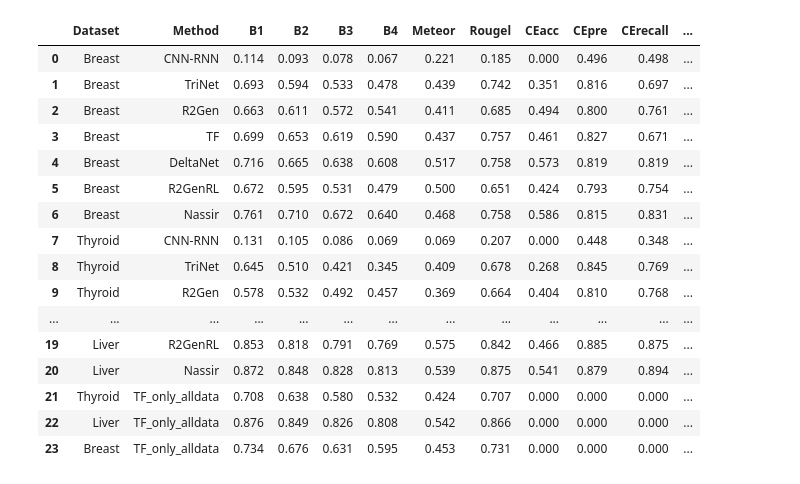
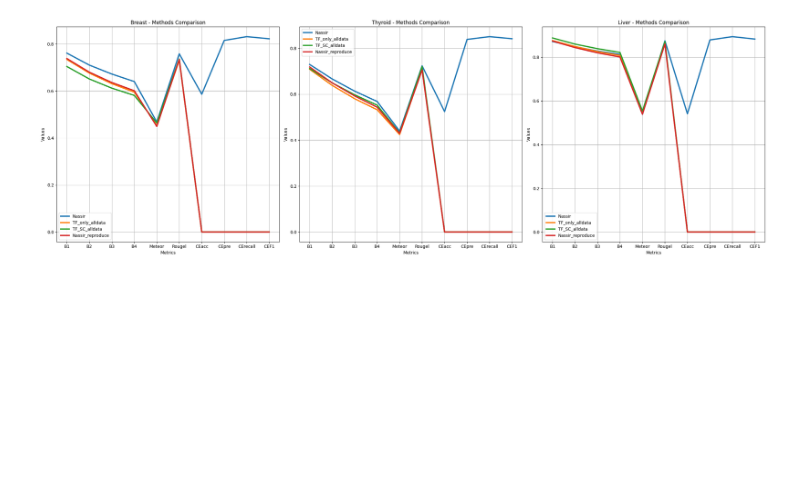
Before and after one commit to chenzhwsysu57/Ultrasound-Report-Generation, a Jupyter notebook: result_viewer.ipynb, the cells around one changed output. Saved outputs shown, nothing was run; the diff lists cells and outputs as text; code cells hidden in the pictures; blank space fills up the shorter version.

```diff
--- a/result_viewer.ipynb
+++ b/result_viewer.ipynb
@@ -4,26 +4,63 @@ import pandas as pd
 import matplotlib.pyplot as plt
 # %%
 df = pd.read_csv('origin_result.csv')
-# %%
-df
-# %% [output]
-|  | Dataset | Method | B1 | B2 | B3 | B4 | Meteor | Rougel | CEacc | CEpre | CErecall | ... |
-| 0 | Breast | CNN-RNN | 0.114 | 0.093 | 0.078 | 0.067 | 0.221 | 0.185 | 0.000 | 0.496 | 0.498 | ... |
-| 1 | Breast | TriNet | 0.693 | 0.594 | 0.533 | 0.478 | 0.439 | 0.742 | 0.351 | 0.816 | 0.697 | ... |
-| 2 | Breast | R2Gen | 0.663 | 0.611 | 0.572 | 0.541 | 0.411 | 0.685 | 0.494 | 0.800 | 0.761 | ... |
-| 3 | Breast | TF | 0.699 | 0.653 | 0.619 | 0.590 | 0.437 | 0.757 | 0.461 | 0.827 | 0.671 | ... |
-| 4 | Breast | DeltaNet | 0.716 | 0.665 | 0.638 | 0.608 | 0.517 | 0.758 | 0.573 | 0.819 | 0.819 | ... |
-| 5 | Breast | R2GenRL | 0.672 | 0.595 | 0.531 | 0.479 | 0.500 | 0.651 | 0.424 | 0.793 | 0.754 | ... |
-| 6 | Breast | Nassir | 0.761 | 0.710 | 0.672 | 0.640 | 0.468 | 0.758 | 0.586 | 0.815 | 0.831 | ... |
-| 7 | Thyroid | CNN-RNN | 0.131 | 0.105 | 0.086 | 0.069 | 0.069 | 0.207 | 0.000 | 0.448 | 0.348 | ... |
-| 8 | Thyroid | TriNet | 0.645 | 0.510 | 0.421 | 0.345 | 0.409 | 0.678 | 0.268 | 0.845 | 0.769 | ... |
-| 9 | Thyroid | R2Gen | 0.578 | 0.532 | 0.492 | 0.457 | 0.369 | 0.664 | 0.404 | 0.810 | 0.768 | ... |
-| ... | ... | ... | ... | ... | ... | ... | ... | ... | ... | ... | ... | ... |
-| 19 | Liver | R2GenRL | 0.853 | 0.818 | 0.791 | 0.769 | 0.575 | 0.842 | 0.466 | 0.885 | 0.875 | ... |
-| 20 | Liver | Nassir | 0.872 | 0.848 | 0.828 | 0.813 | 0.539 | 0.875 | 0.541 | 0.879 | 0.894 | ... |
-| 21 | Thyroid | TF_only_alldata | 0.708 | 0.638 | 0.580 | 0.532 | 0.424 | 0.707 | 0.000 | 0.000 | 0.000 | ... |
-| 22 | Liver | TF_only_alldata | 0.876 | 0.849 | 0.826 | 0.808 | 0.542 | 0.866 | 0.000 | 0.000 | 0.000 | ... |
-| 23 | Breast | TF_only_alldata | 0.734 | 0.676 | 0.631 | 0.595 | 0.453 | 0.731 | 0.000 | 0.000 | 0.000 | ... |
+# %%
+# 获取唯一的器官名称
+organs = df['Dataset'].unique()
+
+# 为每个器官绘制图表
+# for organ in organs:
+#     # 筛选出当前器官的数据
+#     organ_data = df[df['Dataset'] == organ]
+
+#     # 设置图表大小
+#     plt.figure(figsize=(12, 8))
+
+#     # 绘制每个方法的曲线
+#     for method in organ_data['Method']:
+#         method_data = organ_data[organ_data['Method'] == method]
+#         if method in ['TF_only_alldata', 'Nassir']:
+#             plt.plot(method_data.columns[2:], method_data.iloc[0, 2:], label=method, linewidth=4)
+#         else:
+#             plt.plot(method_data.columns[2:], method_data.iloc[0, 2:], label=method)
+
+#     # 添加标题和标签
+#     plt.title(f'{organ} - Methods Comparison')
+#     plt.xlabel('Metrics')
+#     plt.ylabel('Values')
+#     plt.legend()
+#     plt.grid(True)
+
+
+# 创建一个包含三个子图的图形
+# 获取唯一的器官名称
+organs = df['Dataset'].unique()
+fig, axs = plt.subplots(1, 3, figsize=(24, 8))
+
+# 为每个器官绘制图表
+for i, organ in enumerate(organs):
+    # 筛选出当前器官的数据
+    organ_data = df[df['Dataset'] == organ]
+
+    # 绘制每个方法的曲线
+    for method in organ_data['Method']:
+        method_data = organ_data[organ_data['Method'] == method]
+        if 'Nassir' in method or 'TF_' in method:
+            axs[i].plot(method_data.columns[2:], method_data.iloc[0, 2:], label=method, linewidth=3)
+        # else:
+        #     axs[i].plot(method_data.columns[2:], method_data.iloc[0, 2:], label=method)
+
+    # 添加标题和标签
+    axs[i].set_title(f'{organ} - Methods Comparison')
+    axs[i].set_xlabel('Metrics')
+    axs[i].set_ylabel('Values')
+    axs[i].legend()
+    axs[i].grid(True)
+
+plt.tight_layout()
+plt.show()
+# %% [output]
+[figure, added]
 # %%
 # 获取唯一的器官名称
 organs = df['Dataset'].unique()
```
Also changed, not shown: parts of 1 cell of this notebook, 3 other files.
